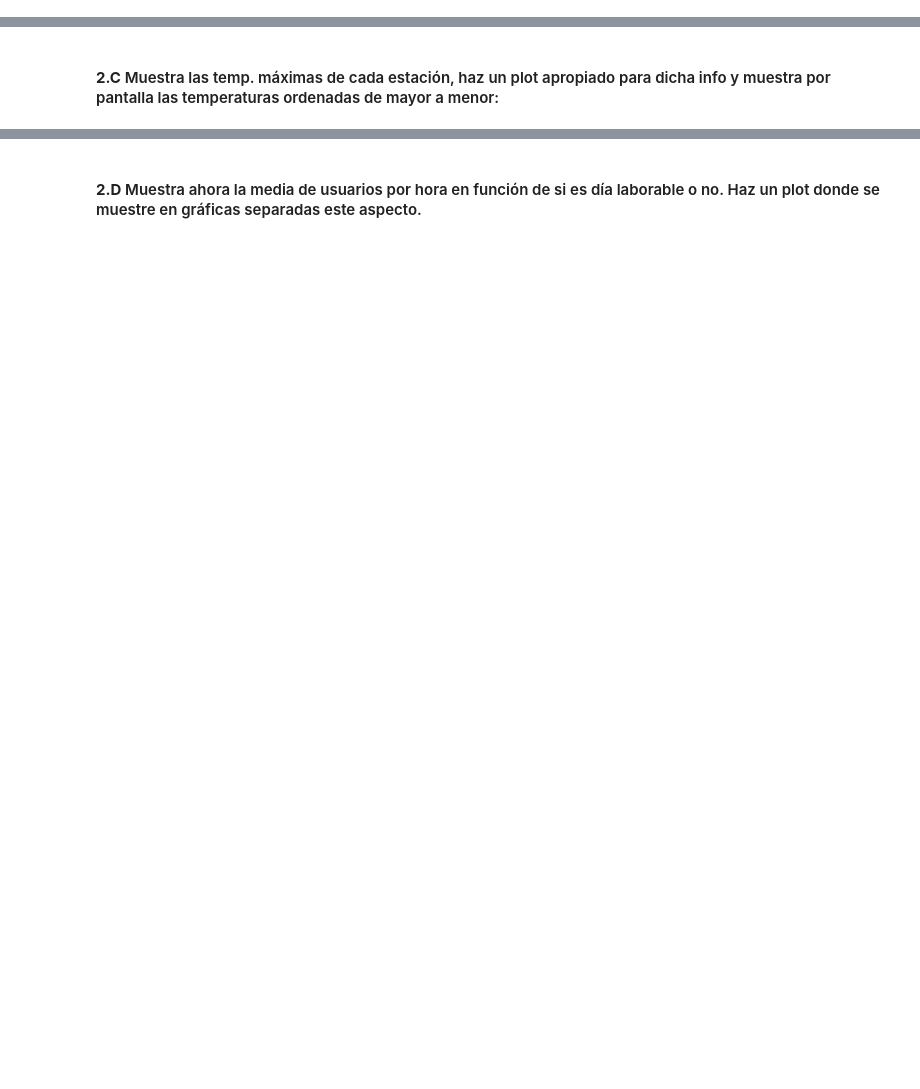
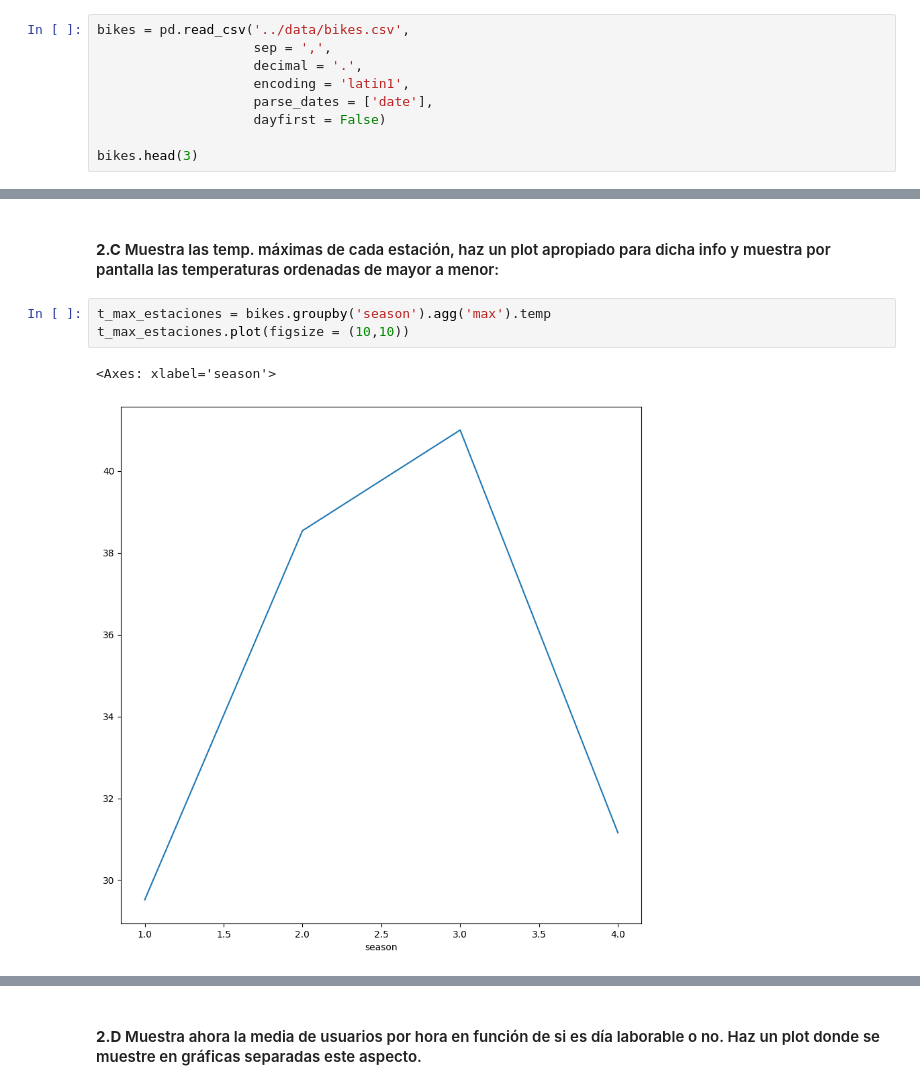
Before and after one commit to GuilleFaji/curso_python_intro_herramientas, a Jupyter notebook: 4_pandas/ejercicios/Ejercicios_pandas.ipynb, the cells around one changed output, grey strips where cells are left out. Drawn from its saved outputs; the diff is of its cells as text; blank space fills up the shorter version.

```diff
--- a/4_pandas/ejercicios/Ejercicios_pandas.ipynb
+++ b/4_pandas/ejercicios/Ejercicios_pandas.ipynb
@@ -61,3 +192,12 @@ o	4: Heavy Rain + Ice Pallets + Thunderstorm + Mist, Snow + Fog
 - registered:  número de alquileres de usuarios registrados en el servicio.
 
 Carga el csv y asegúrate que es un dataframe
+# %%
+bikes = pd.read_csv('../data/bikes.csv',
+                    sep = ',',
+                    decimal = '.',
+                    encoding = 'latin1',
+                    parse_dates = ['date'],
+                    dayfirst = False)
+
+bikes.head(3)
@@ -72,2 +256,8 @@ Carga el csv y asegúrate que es un dataframe
 # %% [markdown]
 #### **2.C** Muestra las temp. máximas de cada estación, haz un plot apropiado para dicha info y muestra por pantalla las temperaturas ordenadas de mayor a menor:
+# %%
+t_max_estaciones = bikes.groupby('season').agg('max').temp
+t_max_estaciones.plot(figsize = (10,10))
+# %% [output]
+<Axes: xlabel='season'>
+[figure, added]
```
Also changed, not shown: parts of 18 cells of this notebook, 1 other file.
